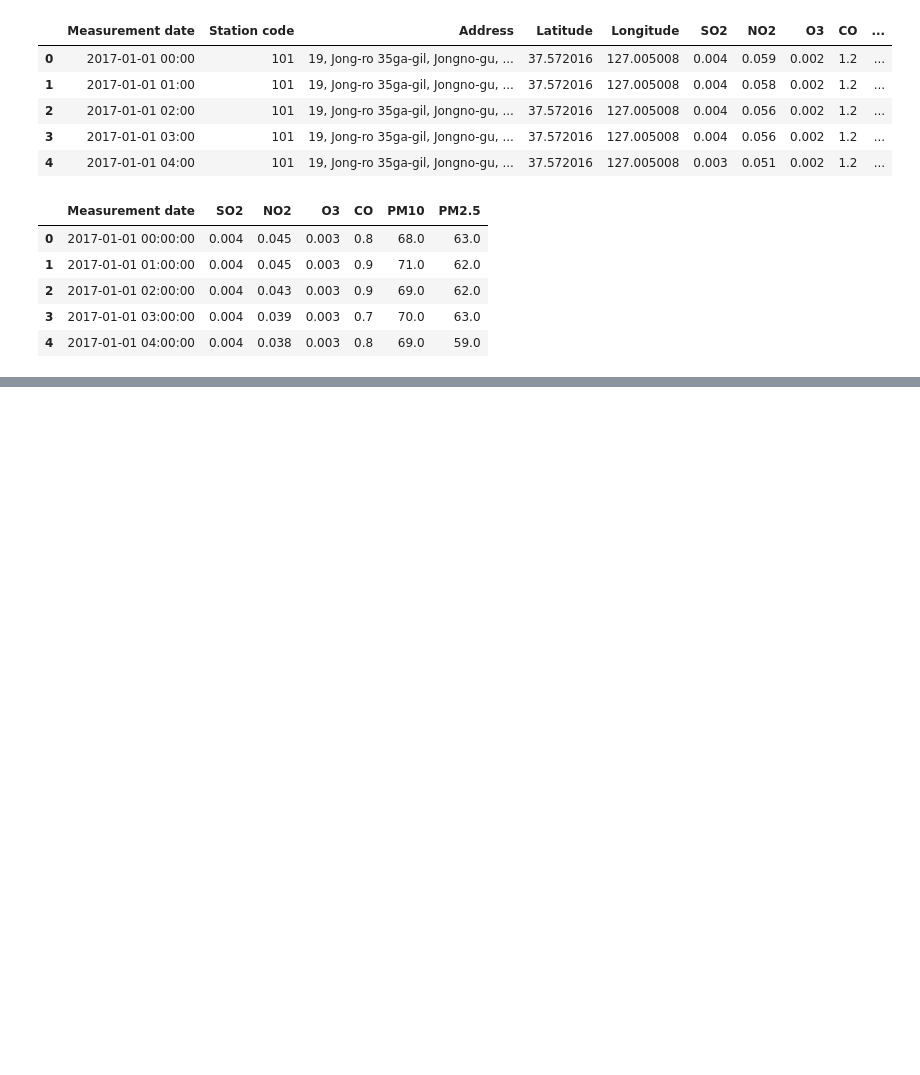
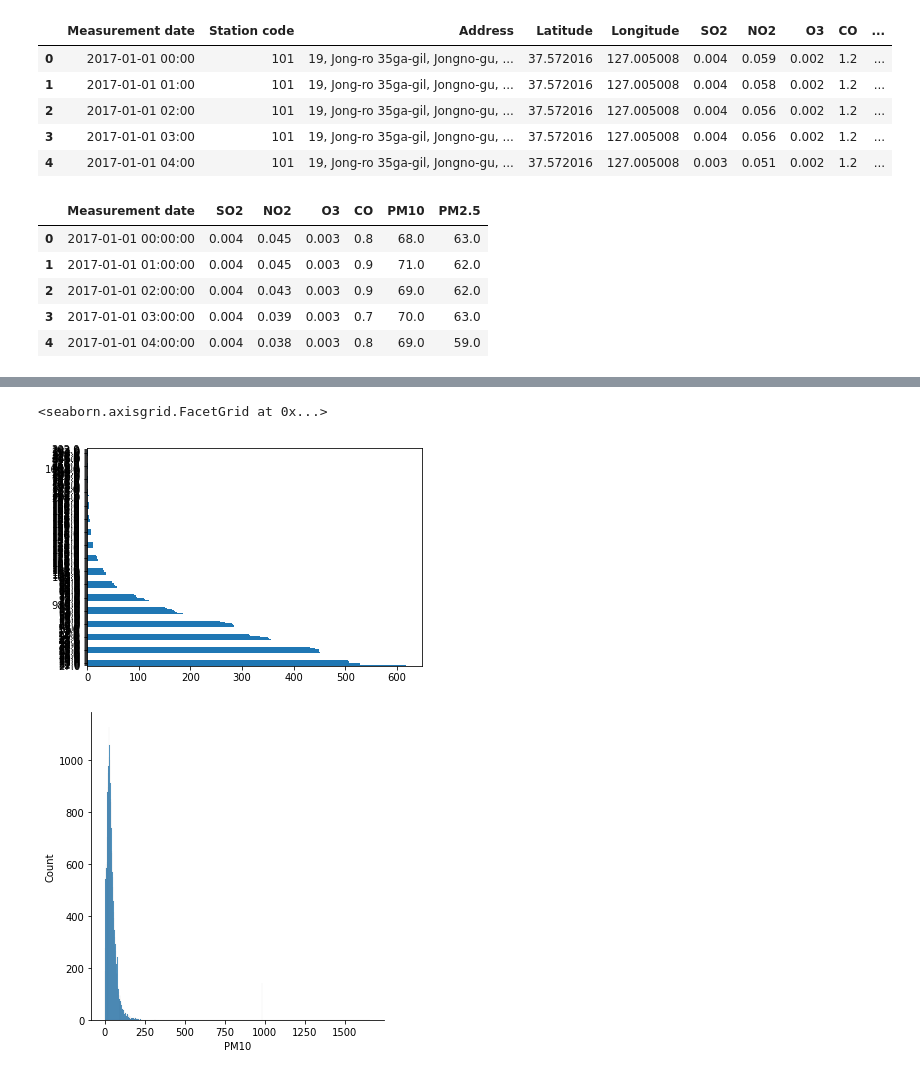
Before and after one commit to Junhyung-Choi/LSTM_Seoul_Pollution, a Jupyter notebook: Train.ipynb, the cells around one changed output, grey strips where cells are left out. Saved outputs shown, nothing was run; the diff lists cells and outputs as text; code cells hidden in the pictures; blank space fills up the shorter version.

```diff
--- a/Train.ipynb
+++ b/Train.ipynb
@@ -79,0 +77,7 @@ df.groupby('wind_direction')
+# %%
+df['PM10'].value_counts(sort=True,dropna = False).plot(kind='barh')
+sns.displot(df['PM10'])
+# %% [output]
+<seaborn.axisgrid.FacetGrid at 0x...>
+[figure, added]
+[figure, added]
```
Also changed, not shown: parts of 6 cells of this notebook, 1 other file.
